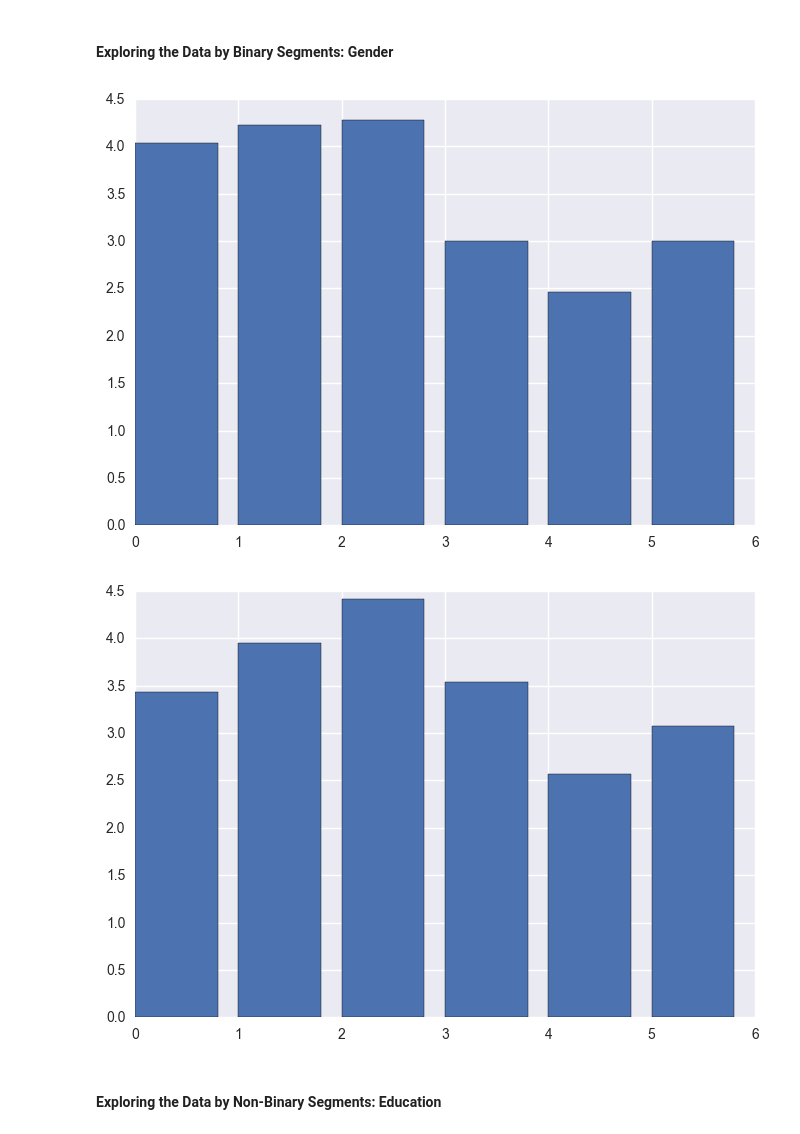
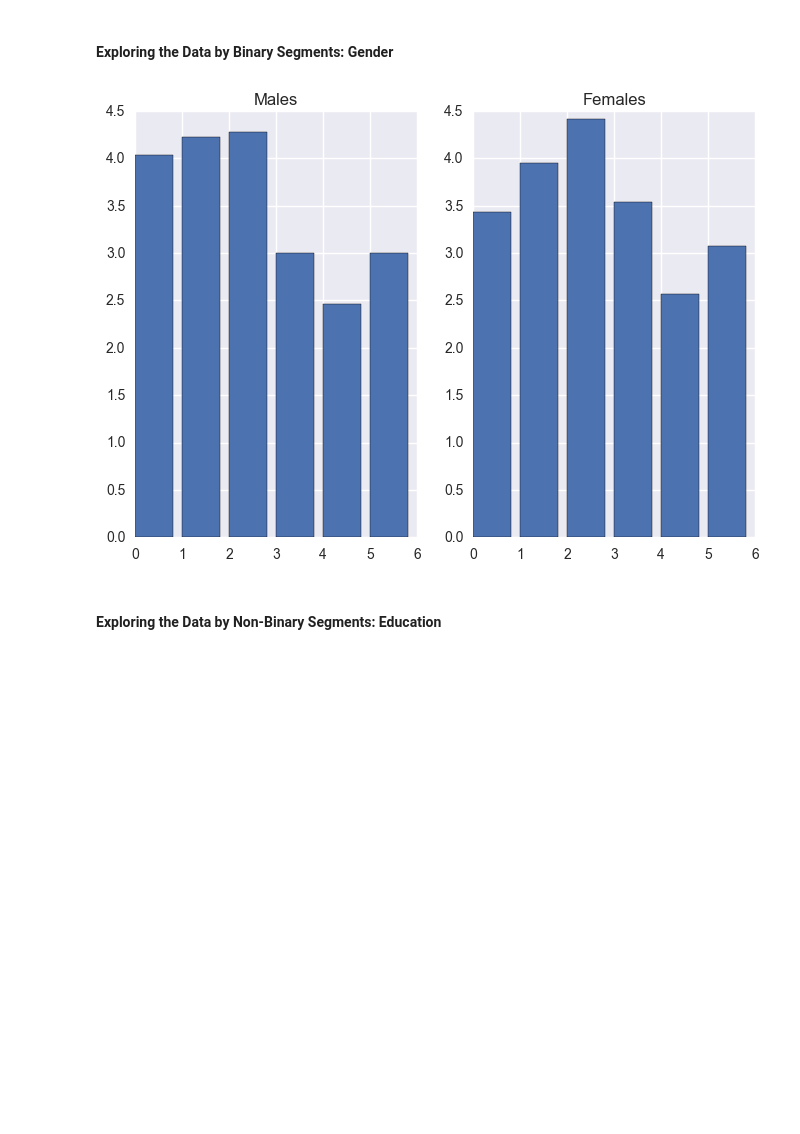
Before and after one commit to ihijazi/python-for-data-science, a Jupyter notebook: Star Wars Analytics.ipynb, the cells around one changed output. Cells and saved outputs as stored; diff of their text form; code cells hidden in the pictures; blank space fills up the shorter version.

```diff
--- a/Star Wars Analytics.ipynb
+++ b/Star Wars Analytics.ipynb
@@ -114,21 +114,19 @@ sns.plt.show()
 # %%
 males = starwars[starwars["Gender"] == "Male"]
 females = starwars[starwars["Gender"] == "Female"]
 
+fig = plt.figure()
 
+fig.add_subplot(121)
+plt.bar(range(6), males[males.columns[9:15]].mean())
+plt.title("Males")
 
-plt.bar(range(6), males[males.columns[9:15]].mean())
+fig.add_subplot(122)
+plt.bar(range(6), females[females.columns[9:15]].mean())
+plt.title("Females")
 plt.show()
-
-plt.bar(range(6), females[females.columns[9:15]].mean())
-plt.show()
-
-
-
-plt.show()
 # %% [output]
-[figure, old version]
+[figure, new version]
-[figure, removed]
 # %% [markdown]
 #### Exploring the Data by Non-Binary Segments: Education
 # %%
```
